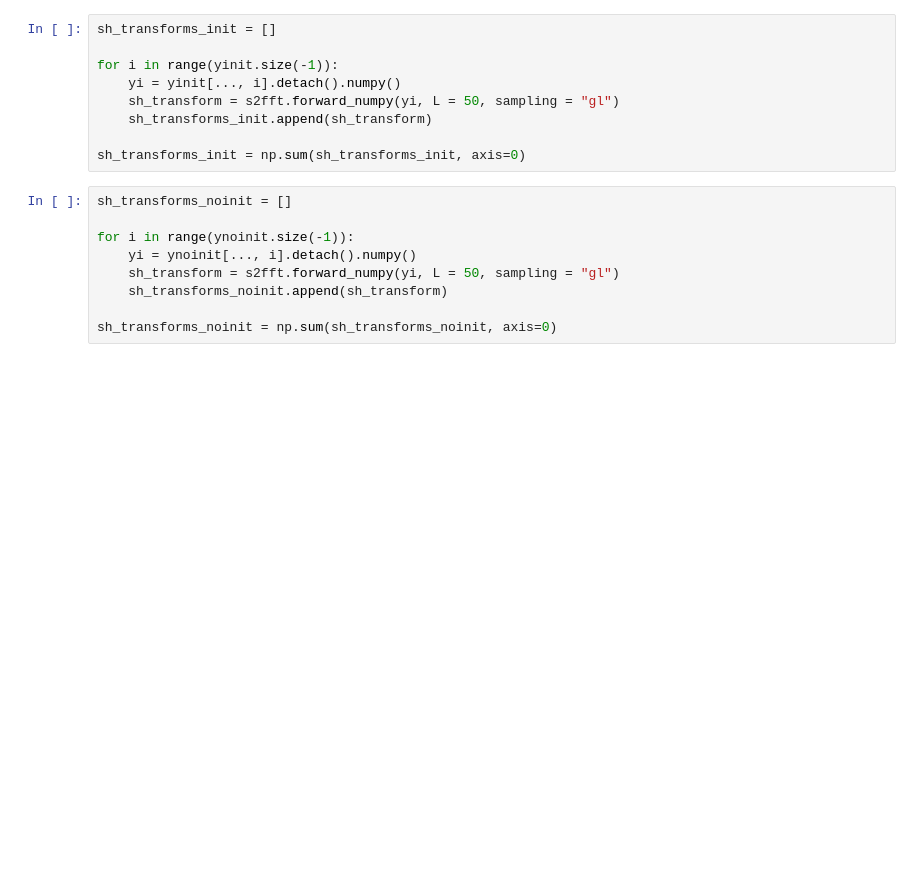
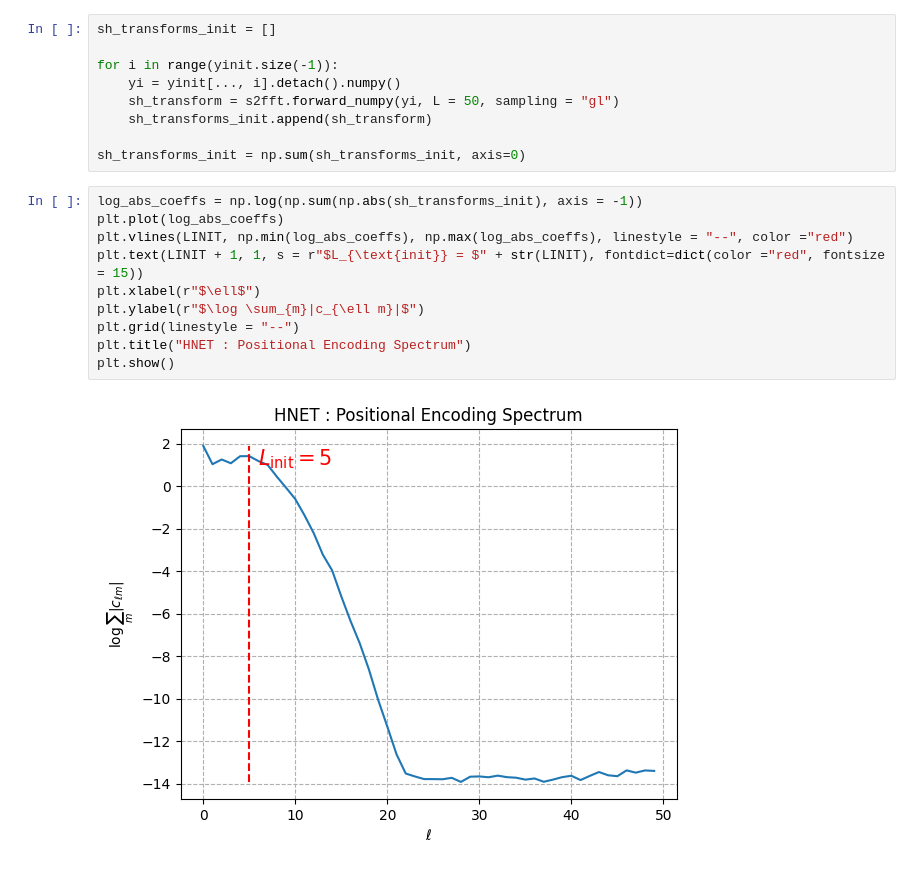
Before and after one commit to TheoHanon/Spherical-Implicit-Neural-Representation, a Jupyter notebook: notebooks/stacked_spectrum.ipynb, the cells around one changed output. Saved outputs shown, nothing was run; the diff lists cells and outputs as text; blank space fills up the shorter version.

```diff
--- a/notebooks/stacked_spectrum.ipynb
+++ b/notebooks/stacked_spectrum.ipynb
@@ -36,14 +36,17 @@ for i in range(yinit.size(-1)):
     sh_transforms_init.append(sh_transform)
 
 sh_transforms_init = np.sum(sh_transforms_init, axis=0)
-# %%
-sh_transforms_noinit = []
-
-for i in range(ynoinit.size(-1)):
-    yi = ynoinit[..., i].detach().numpy()
-    sh_transform = s2fft.forward_numpy(yi, L = 50, sampling = "gl")
-    sh_transforms_noinit.append(sh_transform)
-
-sh_transforms_noinit = np.sum(sh_transforms_noinit, axis=0)
+# %%
+log_abs_coeffs = np.log(np.sum(np.abs(sh_transforms_init), axis = -1))
+plt.plot(log_abs_coeffs)
+plt.vlines(LINIT, np.min(log_abs_coeffs), np.max(log_abs_coeffs), linestyle = "--", color ="red")
+plt.text(LINIT + 1, 1, s = r"$L_{\text{init}} = $" + str(LINIT), fontdict=dict(color ="red", fontsize = 15))
+plt.xlabel(r"$\ell$")
+plt.ylabel(r"$\log \sum_{m}|c_{\ell m}|$")
+plt.grid(linestyle = "--")
+plt.title("HNET : Positional Encoding Spectrum")
+plt.show()
+# %% [output]
+[figure, added]
 # %%
 fig = plt.figure(figsize=(12, 5))
```
Also changed, not shown: parts of 6 cells of this notebook, 12 other files.
